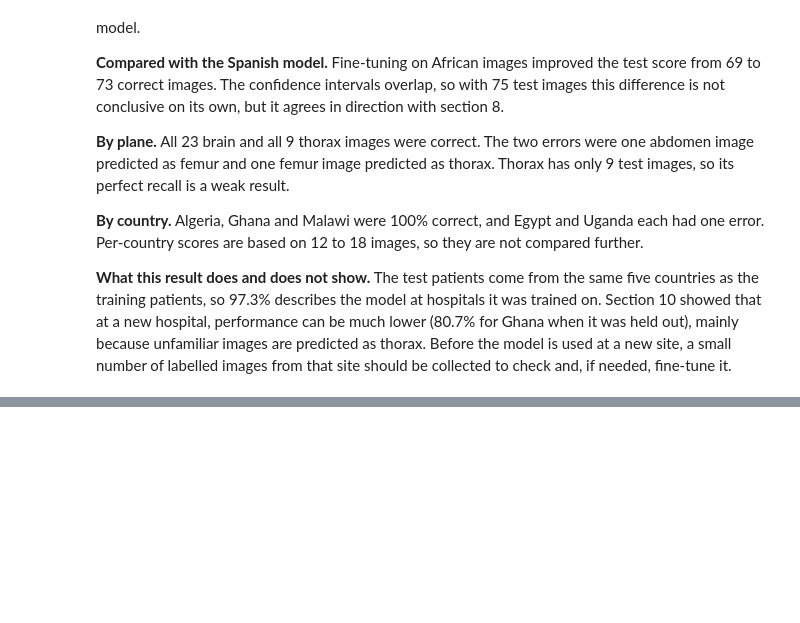
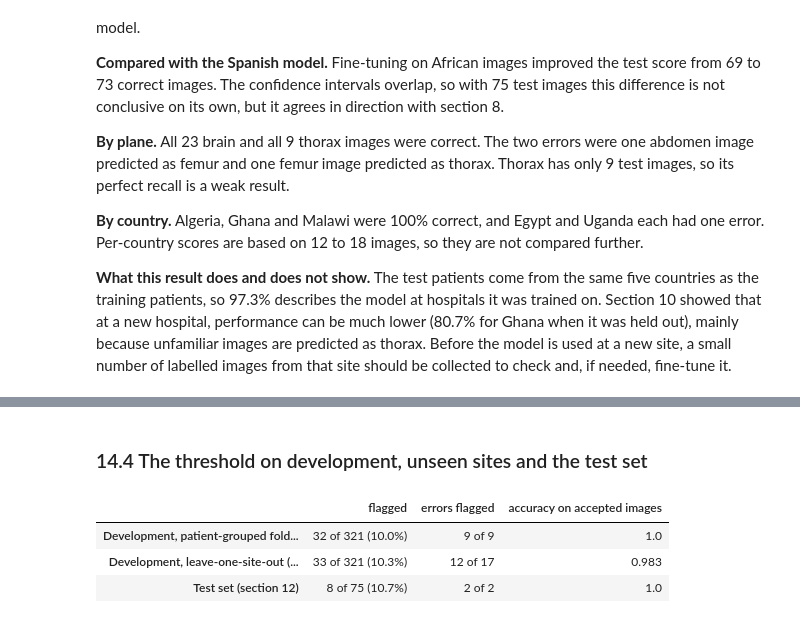
Before and after one commit to odunayoakinlade/fetal-ultrasound-plane-classification, a Jupyter notebook: phase3_modelling/notebooks/model_training.ipynb, the cells around one changed output, grey strips where cells are left out. Saved outputs shown, nothing was run; the diff lists cells and outputs as text; code cells hidden in the pictures; blank space fills up the shorter version.

```diff
--- a/phase3_modelling/notebooks/model_training.ipynb
+++ b/phase3_modelling/notebooks/model_training.ipynb
@@ -718,0 +789,16 @@ plt.show()
+# %% [markdown]
+### 14.4 The threshold on development, unseen sites and the test set
+# %%
+_, _, test_prob = predict(final_model, test_loader, device)
+
+evaluations = {
+    "Development, patient-grouped folds (section 8)": (finetuned_prob, dev_labels),
+    "Development, leave-one-site-out (section 10)": (site_prob, dev_labels),
+    "Test set (section 12)": (test_prob, test_labels),
+}
+pd.concat({name: flagging_table(prob, true, [threshold]) for name, (prob, true) in evaluations.items()}).droplevel(1)
+# %% [output]
+|  | flagged | errors flagged | accuracy on accepted images |
+| Development, patient-grouped fold... | 32 of 321 (10.0%) | 9 of 9 | 1.0 |
+| Development, leave-one-site-out (... | 33 of 321 (10.3%) | 12 of 17 | 0.983 |
+| Test set (section 12) | 8 of 75 (10.7%) | 2 of 2 | 1.0 |
```
Also changed, not shown: parts of 15 cells of this notebook, 2 other files.
